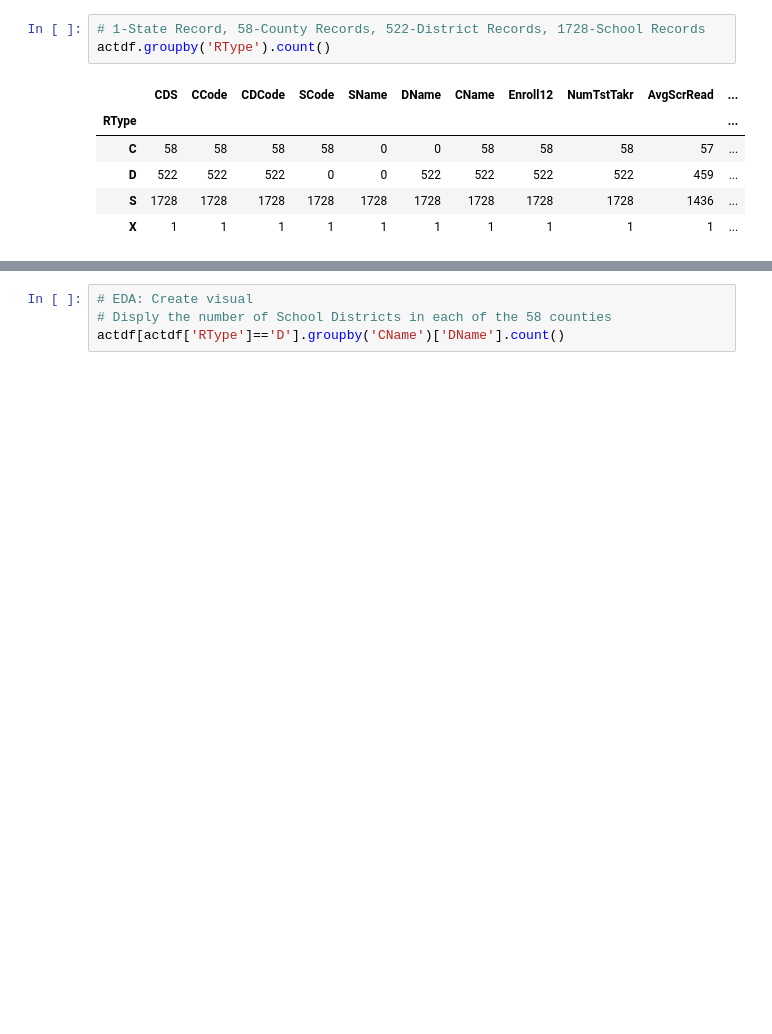
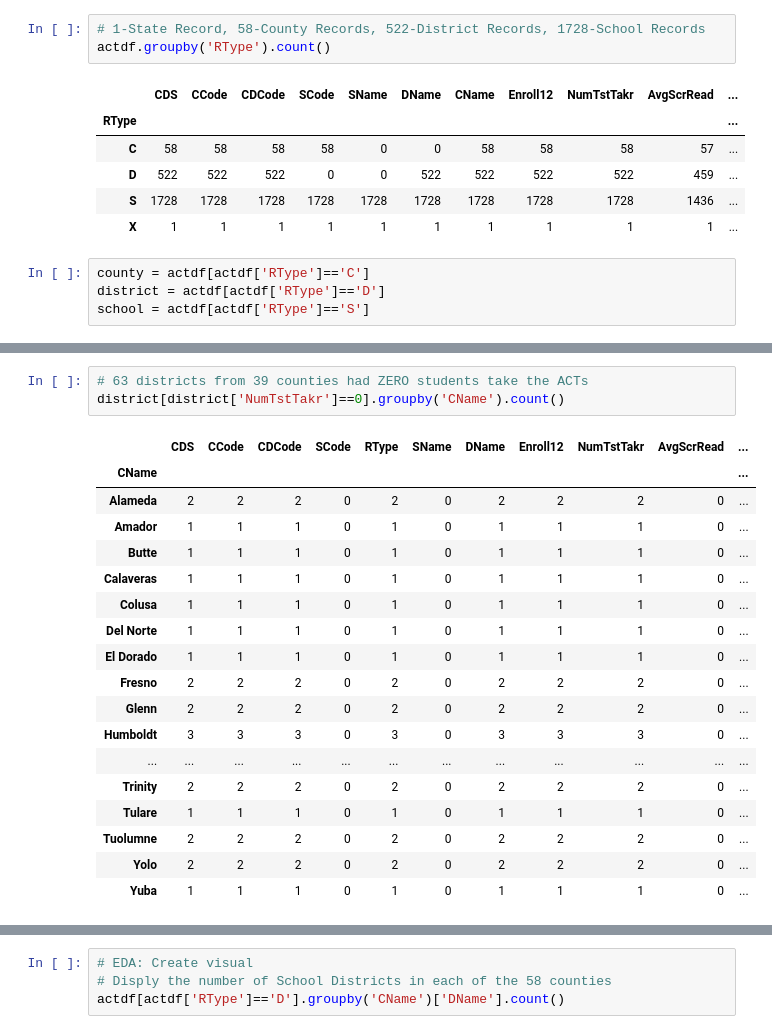
Before and after one commit to griffinbran/Equitable-Education-Affects-on-College-Entrance-Exam-Performance, a Jupyter notebook: Code/Notebook-01-Data-Import-and-Cleaning.ipynb, the cells around one changed output, grey strips where cells are left out. Saved outputs shown, nothing was run; the diff lists cells and outputs as text; blank space fills up the shorter version.

```diff
--- a/Code/Notebook-01-Data-Import-and-Cleaning.ipynb
+++ b/Code/Notebook-01-Data-Import-and-Cleaning.ipynb
@@ -107,3 +74,7 @@ actdf.groupby('RType').count()
 | D | 522 | 522 | 522 | 0 | 0 | 522 | 522 | 522 | 522 | 459 | ... |
 | S | 1728 | 1728 | 1728 | 1728 | 1728 | 1728 | 1728 | 1728 | 1728 | 1436 | ... |
 | X | 1 | 1 | 1 | 1 | 1 | 1 | 1 | 1 | 1 | 1 | ... |
+# %%
+county = actdf[actdf['RType']=='C']
+district = actdf[actdf['RType']=='D']
+school = actdf[actdf['RType']=='S']
@@ -109,0 +86,22 @@ actdf.groupby('RType').count()
+# %%
+# 63 districts from 39 counties had ZERO students take the ACTs
+district[district['NumTstTakr']==0].groupby('CName').count()
+# %% [output]
+|  | CDS | CCode | CDCode | SCode | RType | SName | DName | Enroll12 | NumTstTakr | AvgScrRead | ... |
+| CName |  |  |  |  |  |  |  |  |  |  | ... |
+| Alameda | 2 | 2 | 2 | 0 | 2 | 0 | 2 | 2 | 2 | 0 | ... |
+| Amador | 1 | 1 | 1 | 0 | 1 | 0 | 1 | 1 | 1 | 0 | ... |
+| Butte | 1 | 1 | 1 | 0 | 1 | 0 | 1 | 1 | 1 | 0 | ... |
+| Calaveras | 1 | 1 | 1 | 0 | 1 | 0 | 1 | 1 | 1 | 0 | ... |
+| Colusa | 1 | 1 | 1 | 0 | 1 | 0 | 1 | 1 | 1 | 0 | ... |
+| Del Norte | 1 | 1 | 1 | 0 | 1 | 0 | 1 | 1 | 1 | 0 | ... |
+| El Dorado | 1 | 1 | 1 | 0 | 1 | 0 | 1 | 1 | 1 | 0 | ... |
+| Fresno | 2 | 2 | 2 | 0 | 2 | 0 | 2 | 2 | 2 | 0 | ... |
+| Glenn | 2 | 2 | 2 | 0 | 2 | 0 | 2 | 2 | 2 | 0 | ... |
+| Humboldt | 3 | 3 | 3 | 0 | 3 | 0 | 3 | 3 | 3 | 0 | ... |
+| ... | ... | ... | ... | ... | ... | ... | ... | ... | ... | ... | ... |
+| Trinity | 2 | 2 | 2 | 0 | 2 | 0 | 2 | 2 | 2 | 0 | ... |
+| Tulare | 1 | 1 | 1 | 0 | 1 | 0 | 1 | 1 | 1 | 0 | ... |
+| Tuolumne | 2 | 2 | 2 | 0 | 2 | 0 | 2 | 2 | 2 | 0 | ... |
+| Yolo | 2 | 2 | 2 | 0 | 2 | 0 | 2 | 2 | 2 | 0 | ... |
+| Yuba | 1 | 1 | 1 | 0 | 1 | 0 | 1 | 1 | 1 | 0 | ... |
```
Also changed, not shown: parts of 9 cells of this notebook.
